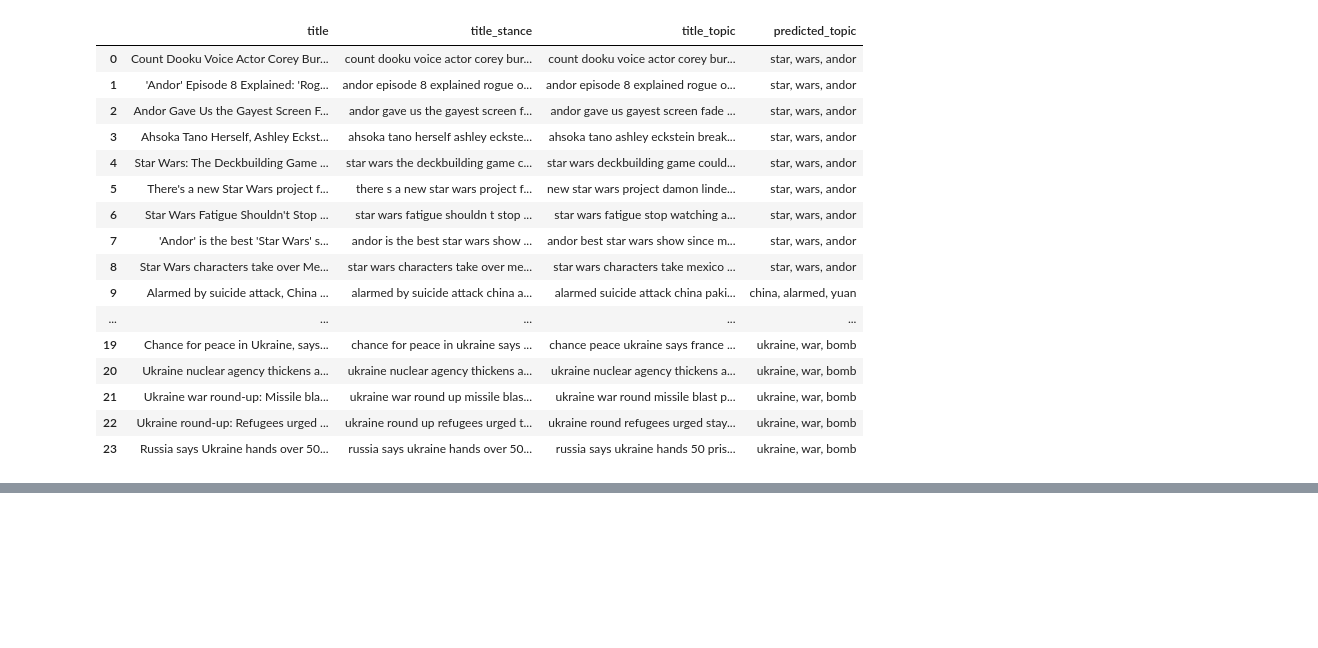
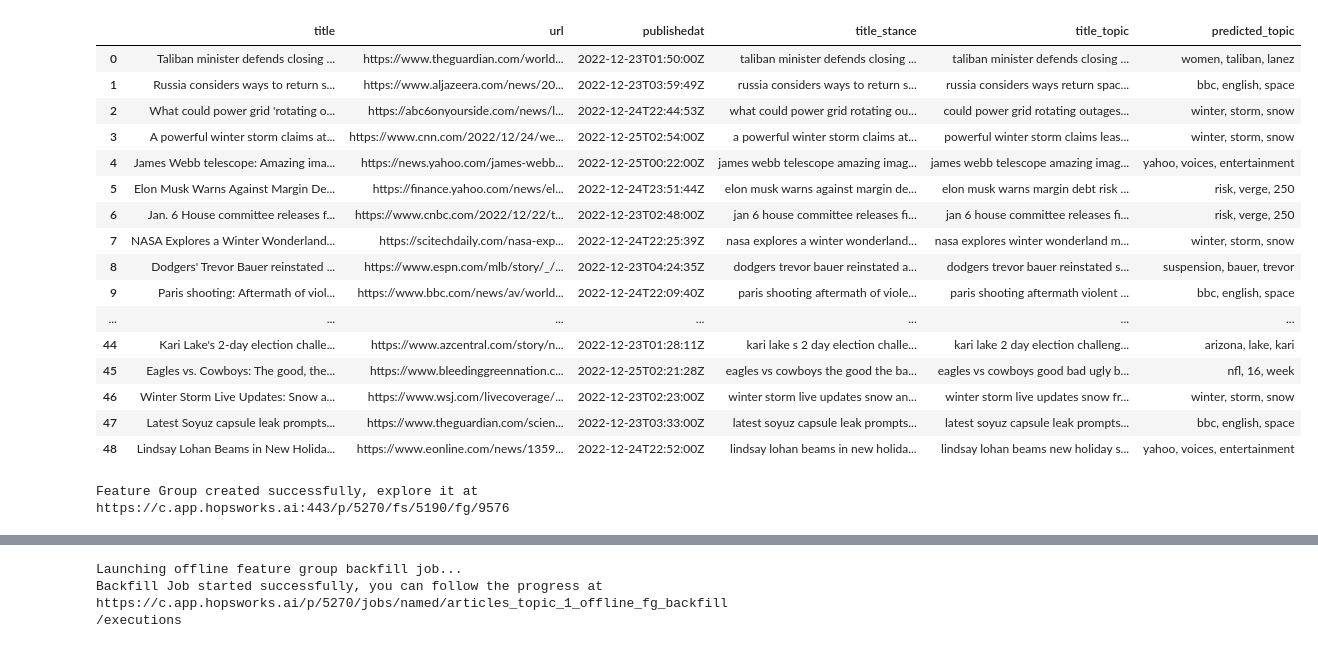
Before and after one commit to renesteeman/ScalableStance, a Jupyter notebook: Pipeline/TopicExtraction.ipynb, the cells around one changed output, grey strips where cells are left out. Drawn from its saved outputs; the diff is of its cells as text; code cells hidden in the pictures; blank space fills up the shorter version.

Commit message:
Topic extraction integration with Hopsworks, new visualizations, exported requirements

```diff
--- a/Pipeline/TopicExtraction.ipynb
+++ b/Pipeline/TopicExtraction.ipynb
@@ -7,3 +12,12 @@ from pathlib import Path
 # %%
-data_path = ( Path.cwd() / "data/RoundedCleanedArticles.csv").resolve()
-data = pd.read_csv(data_path, encoding='utf-8')
+USE_HOPSWORKS = True
+
+if USE_HOPSWORKS:
+    # Get data from feature store
+    project = hopsworks.login()
+    feature_store = project.get_feature_store()
+    article_feature_group = feature_store.get_feature_group(name="articles_daily_cleaned", version=1)
+    data = article_feature_group.read()
+else:
+    data_path = ( Path.cwd() / "data/RoundedCleanedArticles.csv").resolve()
+    data = pd.read_csv(data_path, encoding='utf-8')
@@ -33,26 +63,37 @@ topic_model.get_topic_info()
 # %%
 topic_labels_series = pd.Series(topic_labels)
 docs_topic = topic_labels_series[topics].tolist()
 data['predicted_topic'] = docs_topic
 display(data)
 
-data_path = ( Path.cwd() / "data/RoundedWithTopic.csv").resolve()
-data.to_csv(data_path, encoding='utf-8', index=False)
+if USE_HOPSWORKS:
+    # Save result to feature_store
+    article_cleaned_feature_store = feature_store.get_or_create_feature_group(
+        name="articles_topic",
+        version=1,
+        primary_key=["url"],
+        description="Articles with predicted topic")
+    article_cleaned_feature_store.insert(data, write_options={"wait_for_job" : False})
+else:
+    data_path = ( Path.cwd() / "data/RoundedWithTopic.csv").resolve()
+    data.to_csv(data_path, encoding='utf-8', index=False)
 # %% [output]
-|  | title | title_stance | title_topic | predicted_topic |
-| 0 | Count Dooku Voice Actor Corey Bur... | count dooku voice actor corey bur... | count dooku voice actor corey bur... | star, wars, andor |
-| 1 | 'Andor' Episode 8 Explained: 'Rog... | andor episode 8 explained rogue o... | andor episode 8 explained rogue o... | star, wars, andor |
-| 2 | Andor Gave Us the Gayest Screen F... | andor gave us the gayest screen f... | andor gave us gayest screen fade ... | star, wars, andor |
-| 3 | Ahsoka Tano Herself, Ashley Eckst... | ahsoka tano herself ashley eckste... | ahsoka tano ashley eckstein break... | star, wars, andor |
-| 4 | Star Wars: The Deckbuilding Game ... | star wars the deckbuilding game c... | star wars deckbuilding game could... | star, wars, andor |
-| 5 | There's a new Star Wars project f... | there s a new star wars project f... | new star wars project damon linde... | star, wars, andor |
-| 6 | Star Wars Fatigue Shouldn't Stop ... | star wars fatigue shouldn t stop ... | star wars fatigue stop watching a... | star, wars, andor |
-| 7 | 'Andor' is the best 'Star Wars' s... | andor is the best star wars show ... | andor best star wars show since m... | star, wars, andor |
-| 8 | Star Wars characters take over Me... | star wars characters take over me... | star wars characters take mexico ... | star, wars, andor |
-| 9 | Alarmed by suicide attack, China ... | alarmed by suicide attack china a... | alarmed suicide attack china paki... | china, alarmed, yuan |
-| ... | ... | ... | ... | ... |
-| 19 | Chance for peace in Ukraine, says... | chance for peace in ukraine says ... | chance peace ukraine says france ... | ukraine, war, bomb |
-| 20 | Ukraine nuclear agency thickens a... | ukraine nuclear agency thickens a... | ukraine nuclear agency thickens a... | ukraine, war, bomb |
-| 21 | Ukraine war round-up: Missile bla... | ukraine war round up missile blas... | ukraine war round missile blast p... | ukraine, war, bomb |
-| 22 | Ukraine round-up: Refugees urged ... | ukraine round up refugees urged t... | ukraine round refugees urged stay... | ukraine, war, bomb |
-| 23 | Russia says Ukraine hands over 50... | russia says ukraine hands over 50... | russia says ukraine hands 50 pris... | ukraine, war, bomb |
+|  | title | url | publishedat | title_stance | title_topic | predicted_topic |
+| 0 | Taliban minister defends closing ... | https://www.theguardian.com/world... | 2022-12-23T01:50:00Z | taliban minister defends closing ... | taliban minister defends closing ... | women, taliban, lanez |
+| 1 | Russia considers ways to return s... | https://www.aljazeera.com/news/20... | 2022-12-23T03:59:49Z | russia considers ways to return s... | russia considers ways return spac... | bbc, english, space |
+| 2 | What could power grid 'rotating o... | https://abc6onyourside.com/news/l... | 2022-12-24T22:44:53Z | what could power grid rotating ou... | could power grid rotating outages... | winter, storm, snow |
+| 3 | A powerful winter storm claims at... | https://www.cnn.com/2022/12/24/we... | 2022-12-25T02:54:00Z | a powerful winter storm claims at... | powerful winter storm claims leas... | winter, storm, snow |
+| 4 | James Webb telescope: Amazing ima... | https://news.yahoo.com/james-webb... | 2022-12-25T00:22:00Z | james webb telescope amazing imag... | james webb telescope amazing imag... | yahoo, voices, entertainment |
+| 5 | Elon Musk Warns Against Margin De... | https://finance.yahoo.com/news/el... | 2022-12-24T23:51:44Z | elon musk warns against margin de... | elon musk warns margin debt risk ... | risk, verge, 250 |
+| 6 | Jan. 6 House committee releases f... | https://www.cnbc.com/2022/12/22/t... | 2022-12-23T02:48:00Z | jan 6 house committee releases fi... | jan 6 house committee releases fi... | risk, verge, 250 |
+| 7 | NASA Explores a Winter Wonderland... | https://scitechdaily.com/nasa-exp... | 2022-12-24T22:25:39Z | nasa explores a winter wonderland... | nasa explores winter wonderland m... | winter, storm, snow |
+| 8 | Dodgers' Trevor Bauer reinstated ... | https://www.espn.com/mlb/story/_/... | 2022-12-23T04:24:35Z | dodgers trevor bauer reinstated a... | dodgers trevor bauer reinstated s... | suspension, bauer, trevor |
+| 9 | Paris shooting: Aftermath of viol... | https://www.bbc.com/news/av/world... | 2022-12-24T22:09:40Z | paris shooting aftermath of viole... | paris shooting aftermath violent ... | bbc, english, space |
+| ... | ... | ... | ... | ... | ... | ... |
+| 44 | Kari Lake's 2-day election challe... | https://www.azcentral.com/story/n... | 2022-12-23T01:28:11Z | kari lake s 2 day election challe... | kari lake 2 day election challeng... | arizona, lake, kari |
+| 45 | Eagles vs. Cowboys: The good, the... | https://www.bleedinggreennation.c... | 2022-12-25T02:21:28Z | eagles vs cowboys the good the ba... | eagles vs cowboys good bad ugly b... | nfl, 16, week |
+| 46 | Winter Storm Live Updates: Snow a... | https://www.wsj.com/livecoverage/... | 2022-12-23T02:23:00Z | winter storm live updates snow an... | winter storm live updates snow fr... | winter, storm, snow |
+| 47 | Latest Soyuz capsule leak prompts... | https://www.theguardian.com/scien... | 2022-12-23T03:33:00Z | latest soyuz capsule leak prompts... | latest soyuz capsule leak prompts... | bbc, english, space |
+| 48 | Lindsay Lohan Beams in New Holida... | https://www.eonline.com/news/1359... | 2022-12-24T22:52:00Z | lindsay lohan beams in new holida... | lindsay lohan beams new holiday s... | yahoo, voices, entertainment |
+Feature Group created successfully, explore it at
+https://c.app.hopsworks.ai:443/p/5270/fs/5190/fg/9576
@@ -58,0 +101,3 @@ data.to_csv(data_path, encoding='utf-8', index=False)
+Launching offline feature group backfill job...
+Backfill Job started successfully, you can follow the progress at
+https://c.app.hopsworks.ai/p/5270/jobs/named/articles_topic_1_offline_fg_backfill/executions
```
Also changed, not shown: parts of 8 cells of this notebook, 1 other file.
